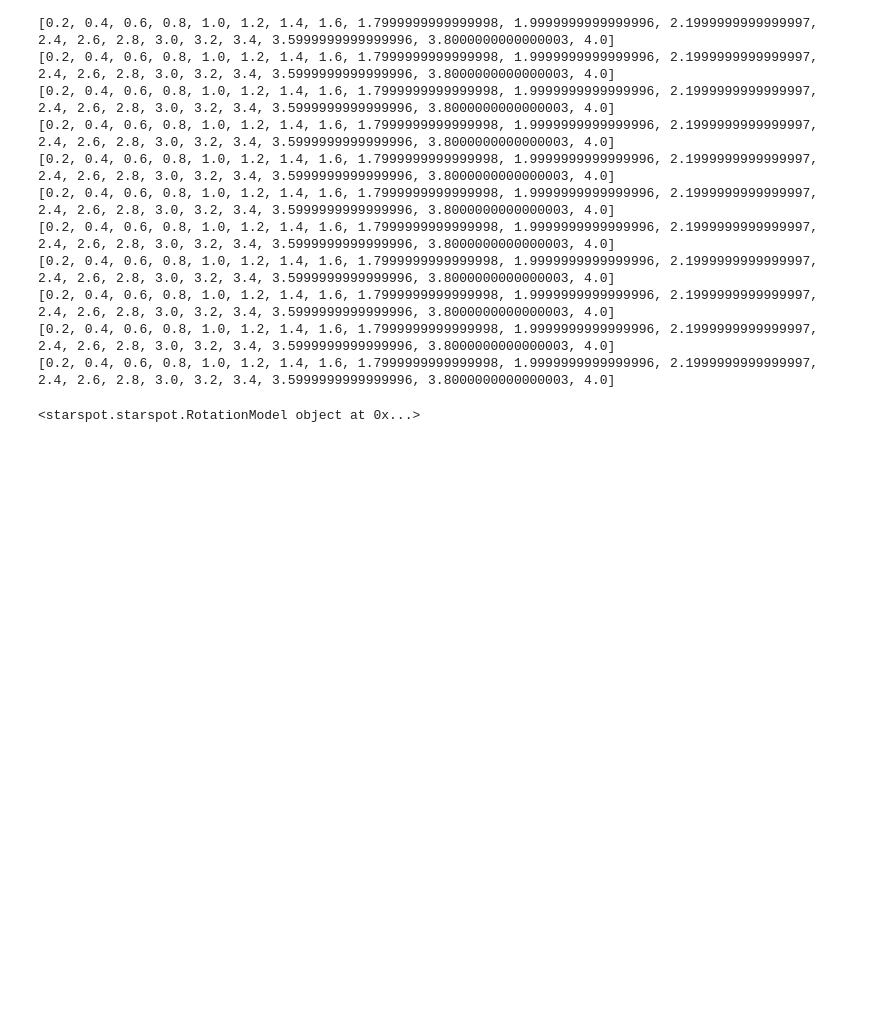
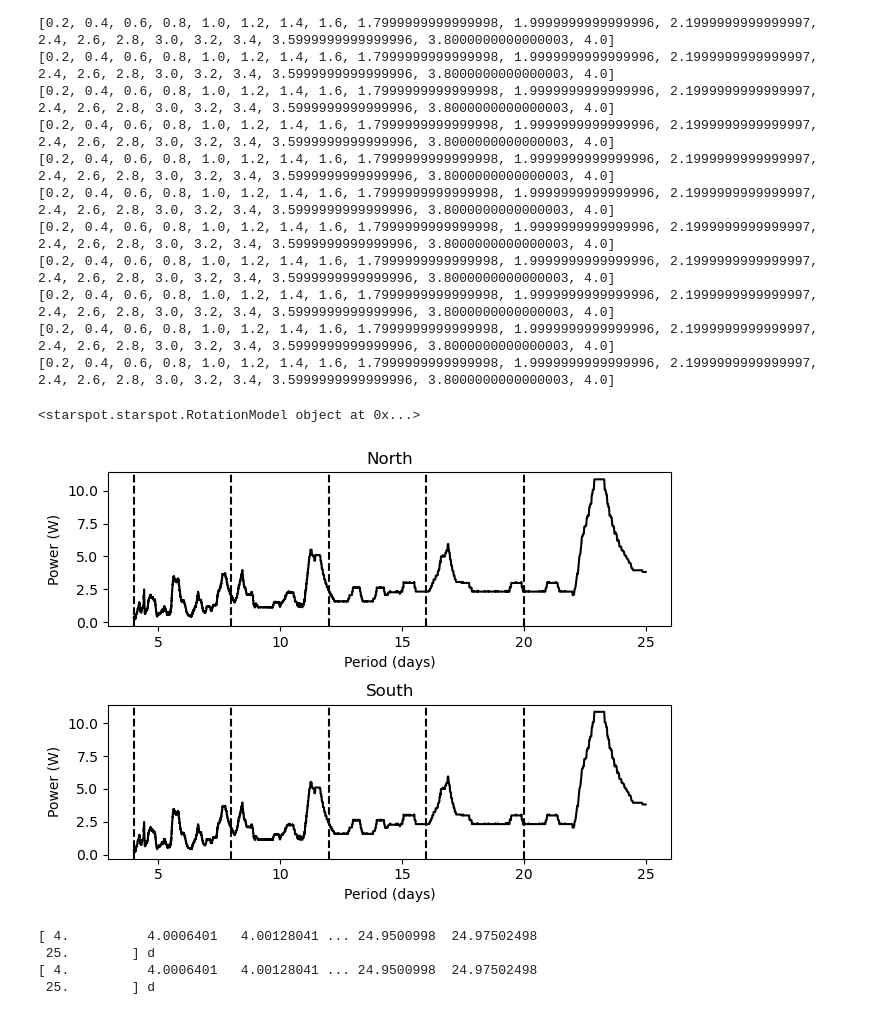
Before and after one commit to robkavanagh/maser, a Jupyter notebook: notebooks/Capstone1.ipynb, the cells around one changed output. Saved outputs shown, nothing was run; the diff lists cells and outputs as text; code cells hidden in the pictures; blank space fills up the shorter version.

```diff
--- a/notebooks/Capstone1.ipynb
+++ b/notebooks/Capstone1.ipynb
@@ -698,3 +743,55 @@ print(bestperiod_S_9)
 # %%
 # %% [output]
 <starspot.starspot.RotationModel object at 0x...>
+# %%
+def periods(durations, M_s, R_s, P_s, i_s, B_s, beta, phi_s0, a, i_p, lam, phi_p0, f, alpha, dalpha, times):
+   north_visibility, south_visibility = ms.maser(M_s, R_s, P_s, i_s, B_s, beta, phi_s0, a, i_p, lam, phi_p0, f, alpha, dalpha, times)
+
+   north_BLS = BoxLeastSquares(times * u.day, 1 - north_visibility, dy=None)
+   south_BLS = BoxLeastSquares(times * u.day, 1 - south_visibility, dy=None)
+
+   north_best_periods = []
+   south_best_periods = []
+   for dur in durations:
+      north_periodogram = north_BLS.autopower(durations)
+      south_periodogram = north_BLS.autopower(durations)
+
+      power_north = np.argmax(north_periodogram)
+      power_south = np.argmax(south_periodogram)
+
+      abs_max_power_north = north_periodogram.power[power_north]
+      abs_max_power_south = south_periodogram.power[power_south]
+
+      best_period_N = north_periodogram.period[power_north]
+      best_period_S = south_periodogram.period[power_south]
+
+      fig, axs = plt.subplots(2)
+      axs[0].plot(north_periodogram.period.value, north_periodogram.power, 'k')
+      axs[0].set_title('North')
+      axs[1].plot(south_periodogram.period.value, south_periodogram.power, 'k')
+      axs[1].set_title('South')
+      for j in range(5):
+         axs[0].axvline(best_period_N.value*(j+1), linestyle='--',color='k')
+         axs[1].axvline(best_period_S.value*(j+1), linestyle='--',color='k')
+
+      for ax in axs.flat:
+         ax.set(xlabel='Period (days)', ylabel='Power (W)')
+      fig.tight_layout()
+      plt.show()
+
+      return north_periodogram, south_periodogram
+
+times = np.linspace(0, 50, 1000)
+durations = np.linspace(0.1, 2, 20)
+
+M_s, R_s, P_s, i_s, B_s, beta, phi_s0, a, i_p, lam, P_p, phi_p0, f, alpha, dalpha = 0.5, 0.75, 4.86, 90, 430, 20, 0.2, 18.5, 89.18, 0, 8.4630351, 0.6, 10, 75, 5
+
+true_npg, true_spg = periods(durations, M_s, R_s, P_s, i_s, B_s, beta, phi_s0, a, i_p, lam, phi_p0, f, alpha, dalpha, times)
+print(true_npg.period)
+print(true_spg.period)
+# %% [output]
+[figure, added]
+[ 4.          4.0006401   4.00128041 ... 24.9500998  24.97502498
+ 25.        ] d
+[ 4.          4.0006401   4.00128041 ... 24.9500998  24.97502498
+ 25.        ] d
```
Also changed, not shown: parts of 5 cells of this notebook.
